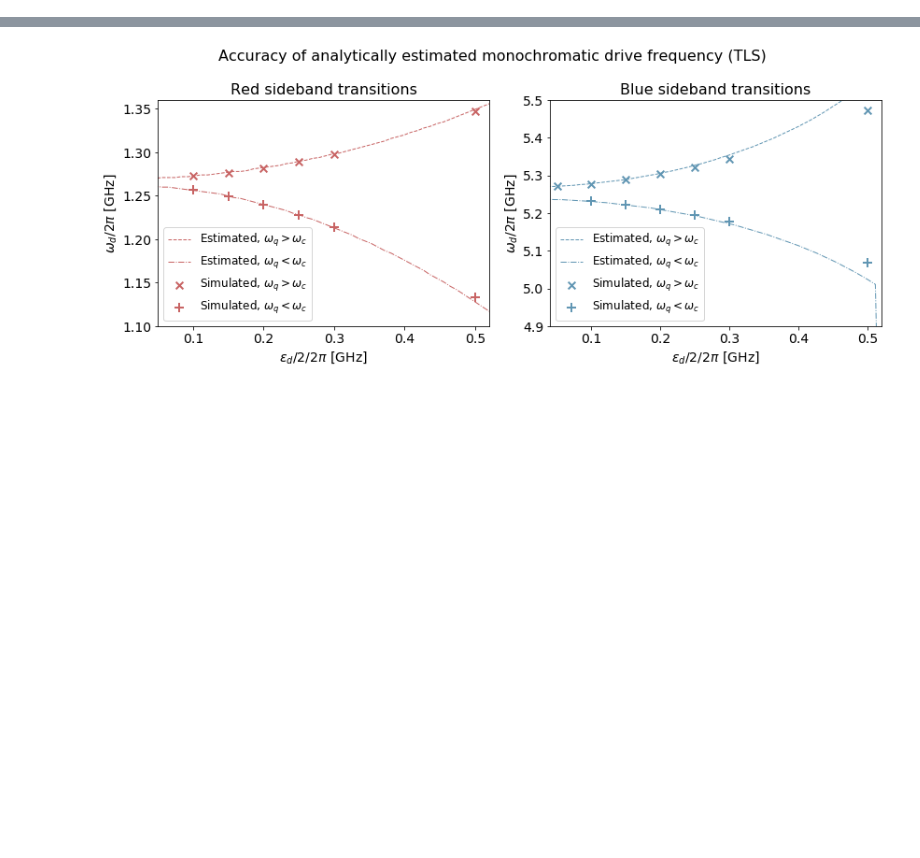
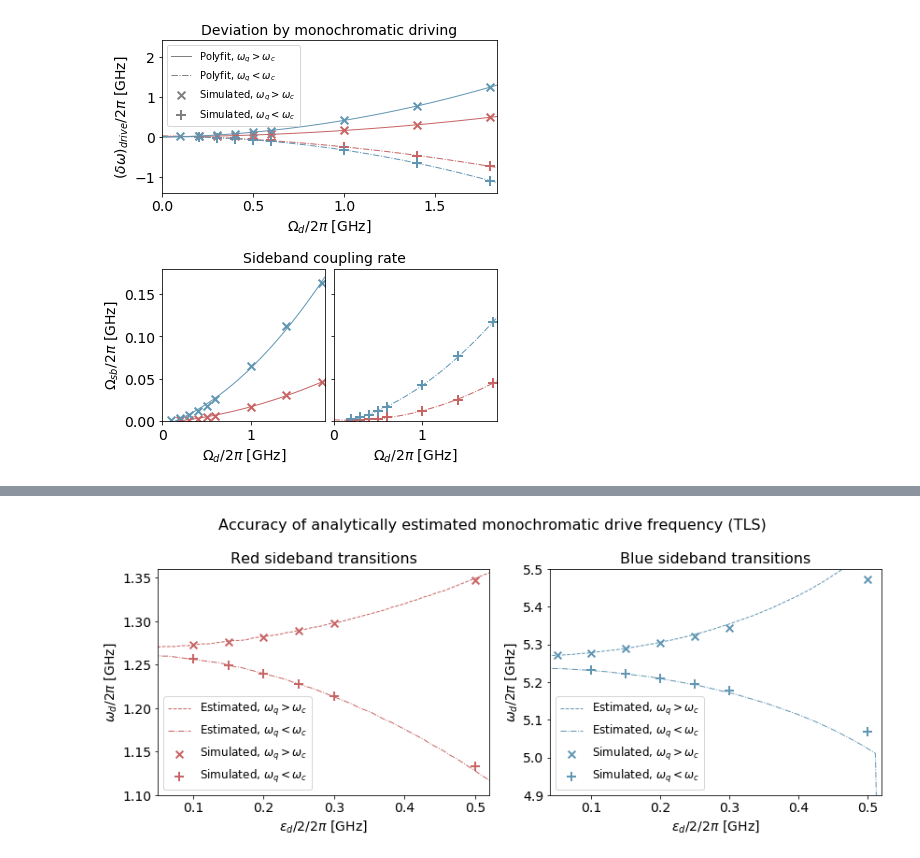
Before and after one commit to wouterkesselsap/thesis, a Jupyter notebook: overview_TLS_single.ipynb, the cells around one changed output, grey strips where cells are left out. Cells and saved outputs as stored; diff of their text form; code cells hidden in the pictures; blank space fills up the shorter version.

```diff
--- a/overview_TLS_single.ipynb
+++ b/overview_TLS_single.ipynb
@@ -33,6 +33,16 @@ devdr_blue_smaller = [-0.010, -0.027, -0.050, -0.081, -0.118, -0.335, -0.664, -1
 devdr_th_blue_smaller = [-0.014, -0.032, -0.057, -0.091, -0.133, -0.413, -0.974, -2.169]
 wsb_blue_smaller = [0.001896, 0.004239, 0.007476, 0.01156, 0.01644, 0.04267, 0.07652, 0.1171]
 eps_smaller = 2*np.array([0.1, 0.15, 0.2, 0.25, 0.3, 0.5, 0.7, 0.9])
+
+polydeg = 2
+devdr_red_larger_cfit = np.polyfit(eps_larger[1:], devdr_red_larger, polydeg)
+devdr_blue_larger_cfit = np.polyfit(eps_larger, devdr_blue_larger, polydeg)
+devdr_red_smaller_cfit = np.polyfit(eps_smaller, devdr_red_smaller, polydeg)
+devdr_blue_smaller_cfit = np.polyfit(eps_smaller, devdr_blue_smaller, polydeg)
+wsb_red_larger_cfit = np.polyfit(eps_larger[1:], wsb_red_larger, polydeg)
+wsb_blue_larger_cfit = np.polyfit(eps_larger, wsb_blue_larger, polydeg)
+wsb_red_smaller_cfit = np.polyfit(eps_smaller, wsb_red_smaller, polydeg)
+wsb_blue_smaller_cfit = np.polyfit(eps_smaller, wsb_blue_smaller, polydeg)
 # %%
 xlim = [0.0, 2*0.92]
 
@@ -85,3 +102,73 @@ plt.show()
+# %%
+xlim = [0.0, 2*0.92]
+
+fig, axes = plt.subplots(2, 1, figsize=(6,7))
+
+plt.subplot(2, 1, 1)
+plt.scatter(eps_larger[1:], devdr_red_larger, marker=markerstyles['larger'], lw=2, s=60, c=plotcolours['sbred'])
+plt.scatter(eps_smaller, devdr_red_smaller, marker=markerstyles['smaller'], lw=2, s=100, c=plotcolours['sbred'])
+plt.scatter(eps_larger, devdr_blue_larger, marker=markerstyles['larger'], lw=2, s=60, c=plotcolours['sbblue'])
+plt.scatter(eps_smaller, devdr_blue_smaller, marker=markerstyles['smaller'], lw=2, s=100, c=plotcolours['sbblue'])
+
+plt.plot(np.linspace(0, 2, 50), np.poly1d(devdr_red_larger_cfit)(np.linspace(0, 2, 50)),
+         ls=linestyles['larger'], c=plotcolours['sbred'])
+plt.plot(np.linspace(0, 2, 50), np.poly1d(devdr_red_smaller_cfit)(np.linspace(0, 2, 50)),
+         ls=linestyles['smaller'], c=plotcolours['sbred'])
+plt.plot(np.linspace(0, 2, 50), np.poly1d(devdr_blue_larger_cfit)(np.linspace(0, 2, 50)),
+         ls=linestyles['larger'], c=plotcolours['sbblue'])
+plt.plot(np.linspace(0, 2, 50), np.poly1d(devdr_blue_smaller_cfit)(np.linspace(0, 2, 50)),
+         ls=linestyles['smaller'], c=plotcolours['sbblue'])
+
+plt.scatter(-1, -1, marker=markerstyles['larger'], lw=2, s=60, c='gray', label="Simulated, $\\omega_q > \\omega_c$")
+plt.scatter(-1, -1, marker=markerstyles['smaller'], lw=2, s=100, c='gray', label="Simulated, $\\omega_q < \\omega_c$")
+plt.plot(-1, -1, ls=linestyles['larger'], c='gray', label="Polyfit, $\\omega_q > \\omega_c$")
+plt.plot(-1, -1, ls=linestyles['smaller'], c='gray', label="Polyfit, $\\omega_q < \\omega_c$")
+
+plt.xlim(xlim)
+plt.ylim([-1.4, 2.4])
+
+plt.xlabel("$\\Omega_d/2\\pi$ [GHz]")
+plt.ylabel("$(\\delta\\omega)_{drive}/2\\pi$ [GHz]")
+plt.title("Deviation by monochromatic driving")
+plt.legend()
+
+plt.subplot(2, 2, 3)
+plt.scatter(eps_larger[1:], wsb_red_larger, marker=markerstyles['larger'], lw=2, s=60, c=plotcolours['sbred'])
+plt.scatter(eps_larger, wsb_blue_larger, marker=markerstyles['larger'], lw=2, s=60, c=plotcolours['sbblue'])
+
+plt.plot(np.linspace(0, 2, 50), np.poly1d(wsb_red_larger_cfit)(np.linspace(0, 2, 50)),
+         ls=linestyles['larger'], c=plotcolours['sbred'])
+plt.plot(np.linspace(0, 2, 50), np.poly1d(wsb_blue_larger_cfit)(np.linspace(0, 2, 50)),
+         ls=linestyles['larger'], c=plotcolours['sbblue'])
+
+plt.xlim(xlim)
+plt.ylim([0, 0.18])
+
+plt.xlabel("$\\Omega_d/2\\pi$ [GHz]")
+plt.ylabel("$\\Omega_{{sb}}/2\\pi$ [GHz]")
+
+plt.subplot(2, 2, 4)
+plt.scatter(eps_smaller, wsb_red_smaller, marker=markerstyles['smaller'], lw=2, s=100, c=plotcolours['sbred'])
+plt.scatter(eps_smaller, wsb_blue_smaller, marker=markerstyles['smaller'], lw=2, s=100, c=plotcolours['sbblue'])
+
+plt.plot(np.linspace(0, 2, 50), np.poly1d(wsb_red_smaller_cfit)(np.linspace(0, 2, 50)),
+         ls=linestyles['smaller'], c=plotcolours['sbred'])
+plt.plot(np.linspace(0, 2, 50), np.poly1d(wsb_blue_smaller_cfit)(np.linspace(0, 2, 50)),
+         ls=linestyles['smaller'], c=plotcolours['sbblue'])
+
+plt.xlim(xlim)
+plt.ylim([0, 0.18])
+
+plt.xlabel("$\\Omega_d/2\\pi$ [GHz]")
+plt.gca().set_yticklabels([])
+
+plt.text(0.5, 0.44, 'Sideband coupling rate', transform=fig.transFigure, horizontalalignment='center')
+
+plt.subplots_adjust(hspace=0.5)
+plt.subplots_adjust(wspace=0.05)
+plt.show()
+# %% [output]
+[figure, added]
 # %%
 b, a, nq, nc = ops(2, 10)
 Hc = 0.2*2*pi*(a + a.dag())*(b + b.dag())
```
Also changed, not shown: parts of 3 cells of this notebook, 1 other file.
